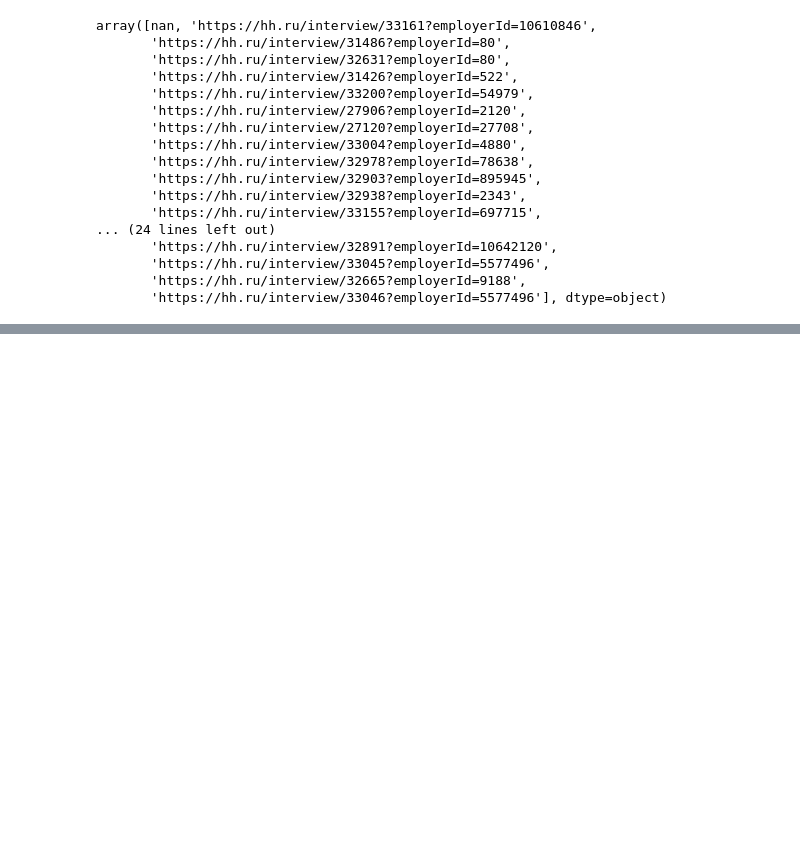
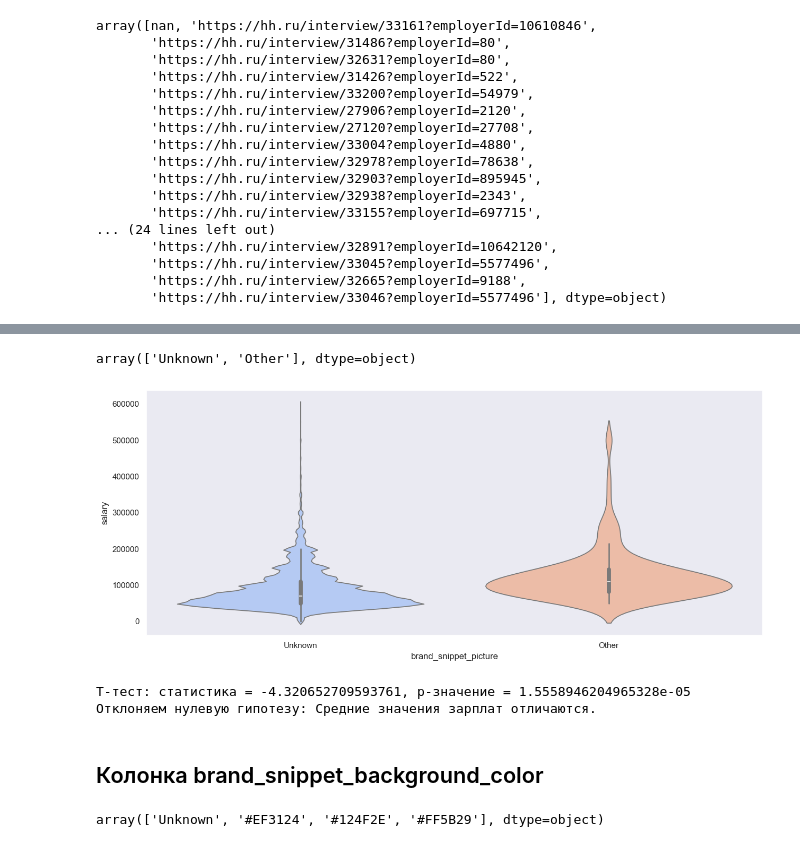
Before and after one commit to HeadHunter-Team-AI-24-3/hh_regression, a Jupyter notebook: src/hh_regression.ipynb, the cells around one changed output, grey strips where cells are left out. Drawn from its saved outputs; the diff is of its cells as text; code cells hidden in the pictures; blank space fills up the shorter version.

```diff
--- a/src/hh_regression.ipynb
+++ b/src/hh_regression.ipynb
@@ -1509,0 +1726,37 @@ del df['insider_interview_url']
+# %%
+df['brand_snippet_picture'] = df['brand_snippet_picture'].apply(lambda x: x if x == 'Unknown' else 'Other')
+
+df['brand_snippet_picture'].unique()
+# %% [output]
+array(['Unknown', 'Other'], dtype=object)
+# %%
+plt.figure(figsize = (15, 6))
+sns.violinplot(
+    x = df[df['salary'] < percentile_99]['brand_snippet_picture'],
+    y = df[df['salary'] < percentile_99]['salary'],
+    split = False,
+    palette = "coolwarm"
+)
+plt.show()
+# %% [output]
+[figure, added]
+# %%
+group1 = df[df['brand_snippet_picture'] == 'Unknown']['salary']
+group2 = df[df['brand_snippet_picture'] == 'Other']['salary']
+t_stat, t_p_value = ttest_ind(group1, group2)
+print(f"T-тест: статистика = {t_stat}, p-значение = {t_p_value}")
+
+alpha = 0.05
+if t_p_value < alpha:
+    print("Отклоняем нулевую гипотезу: Средние значения зарплат отличаются.")
+else:
+    print("Не имеем оснований отклонить нулевую гипотезу: Средние значения зарплат равны.")
+# %% [output]
+T-тест: статистика = -4.320652709593761, p-значение = 1.5558946204965328e-05
+Отклоняем нулевую гипотезу: Средние значения зарплат отличаются.
+# %% [markdown]
+## Колонка brand_snippet_background_color
+# %%
+df['brand_snippet_background_color'].unique()
+# %% [output]
+array(['Unknown', '#EF3124', '#124F2E', '#FF5B29'], dtype=object)
```
Also changed, not shown: parts of 58 cells of this notebook.
